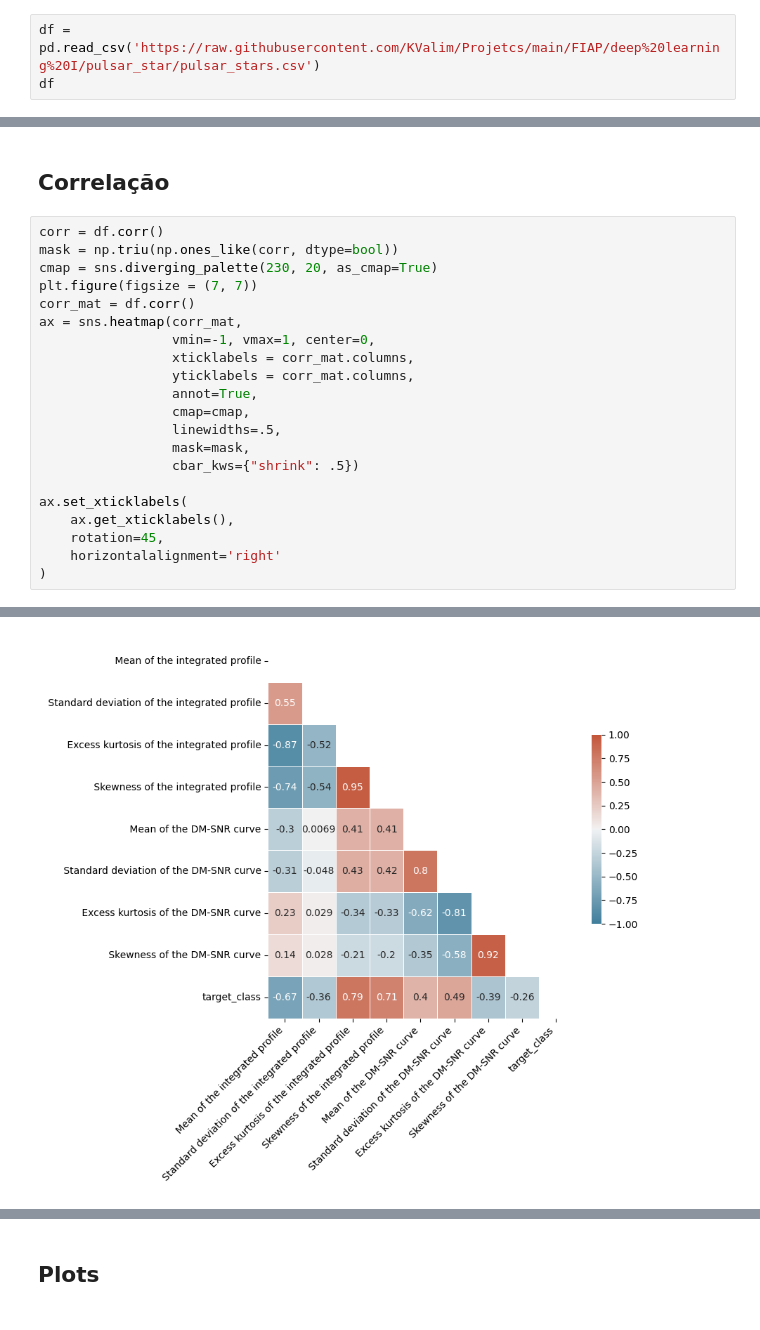
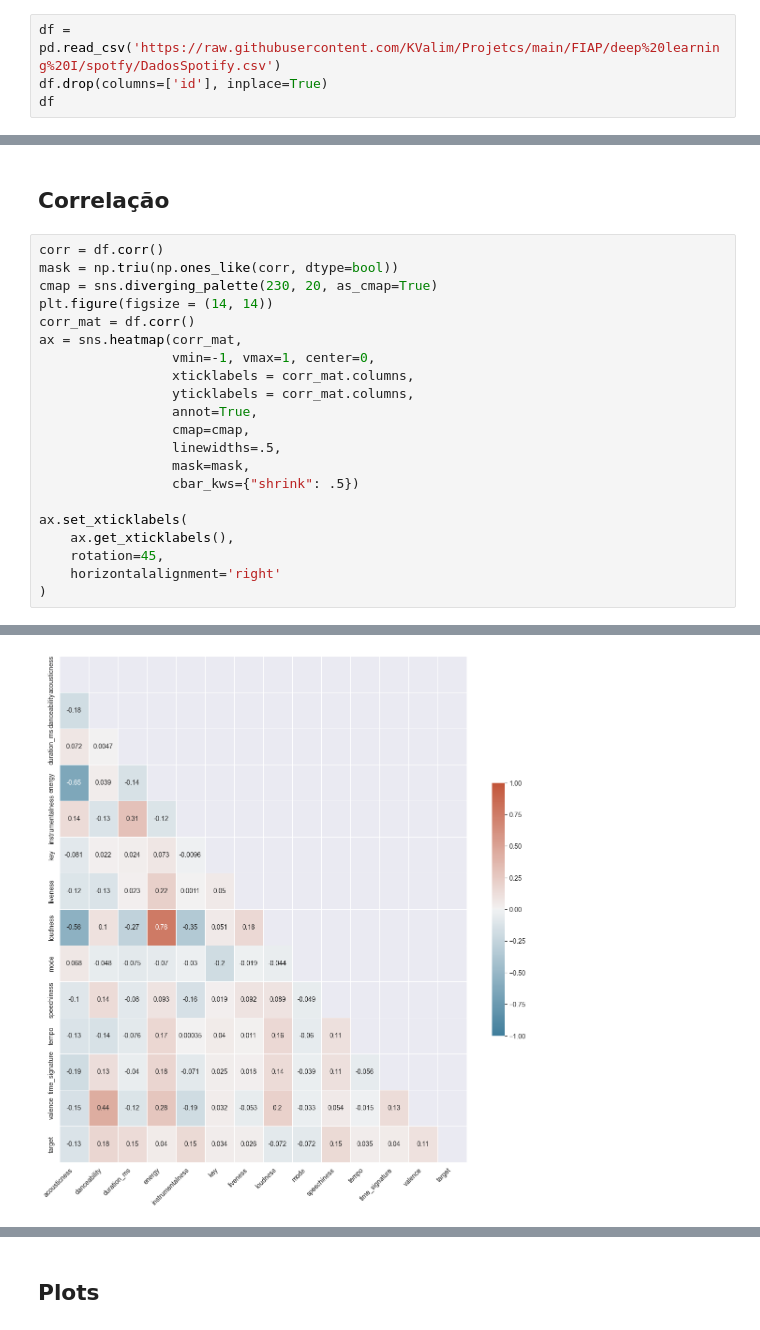
Before and after one commit to KValim/Projetcs, a Jupyter notebook: FIAP/deep learning I/spotfy/spotfy.ipynb, the cells around one changed output, grey strips where cells are left out. Cells and saved outputs as stored; diff of their text form.

```diff
--- a/FIAP/deep learning I/spotfy/spotfy.ipynb
+++ b/FIAP/deep learning I/spotfy/spotfy.ipynb
@@ -39,6 +45,7 @@ from tensorflow.keras.utils import to_categorical
 # %% [markdown]
 # Código
 # %%
-df = pd.read_csv('https://raw.githubusercontent.com/KValim/Projetcs/main/FIAP/deep%20learning%20I/pulsar_star/pulsar_stars.csv')
+df = pd.read_csv('https://raw.githubusercontent.com/KValim/Projetcs/main/FIAP/deep%20learning%20I/spotfy/DadosSpotify.csv')
+df.drop(columns=['id'], inplace=True)
 df
 # %% [output]
@@ -92,7 +105,7 @@ memory usage: 1.2 MB
 corr = df.corr()
 mask = np.triu(np.ones_like(corr, dtype=bool))
 cmap = sns.diverging_palette(230, 20, as_cmap=True)
-plt.figure(figsize = (7, 7))
+plt.figure(figsize = (14, 14))
 corr_mat = df.corr()
 ax = sns.heatmap(corr_mat,
                  vmin=-1, vmax=1, center=0,
@@ -122 +140 @@ ax.set_xticklabels(
-[figure, old version]
+[figure, new version]
```
Also changed, not shown: parts of 48 cells of this notebook.
